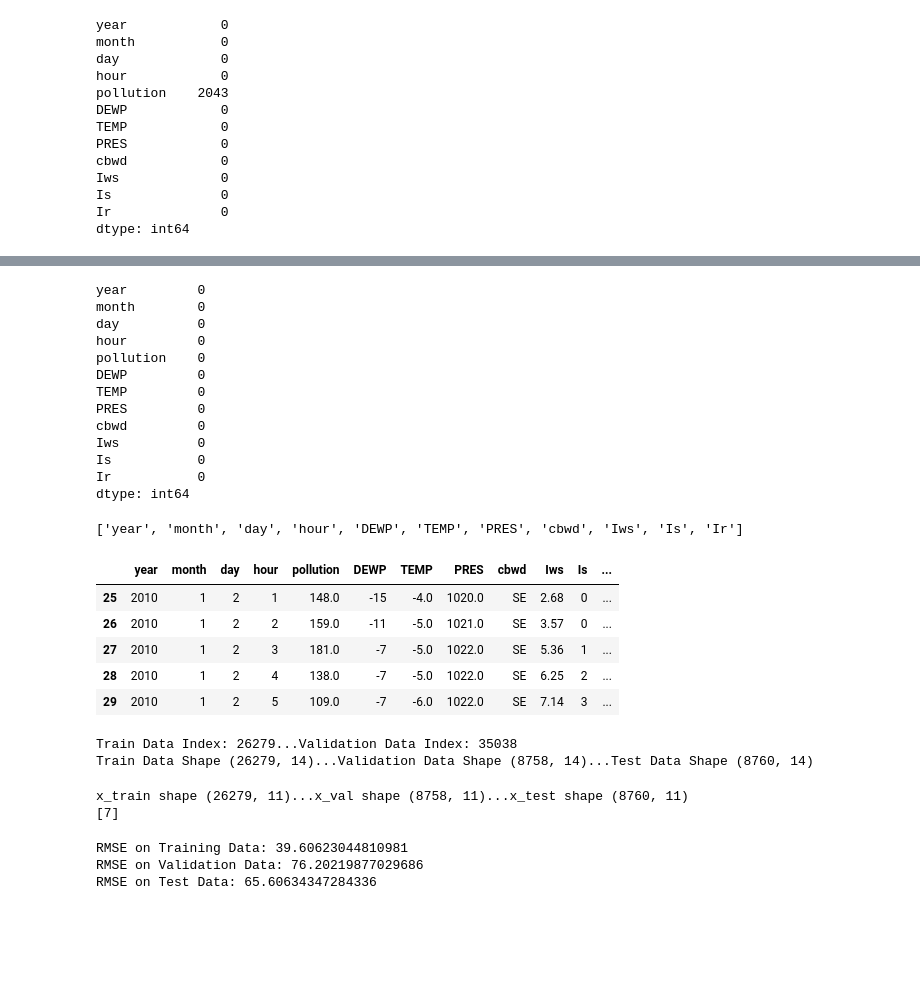
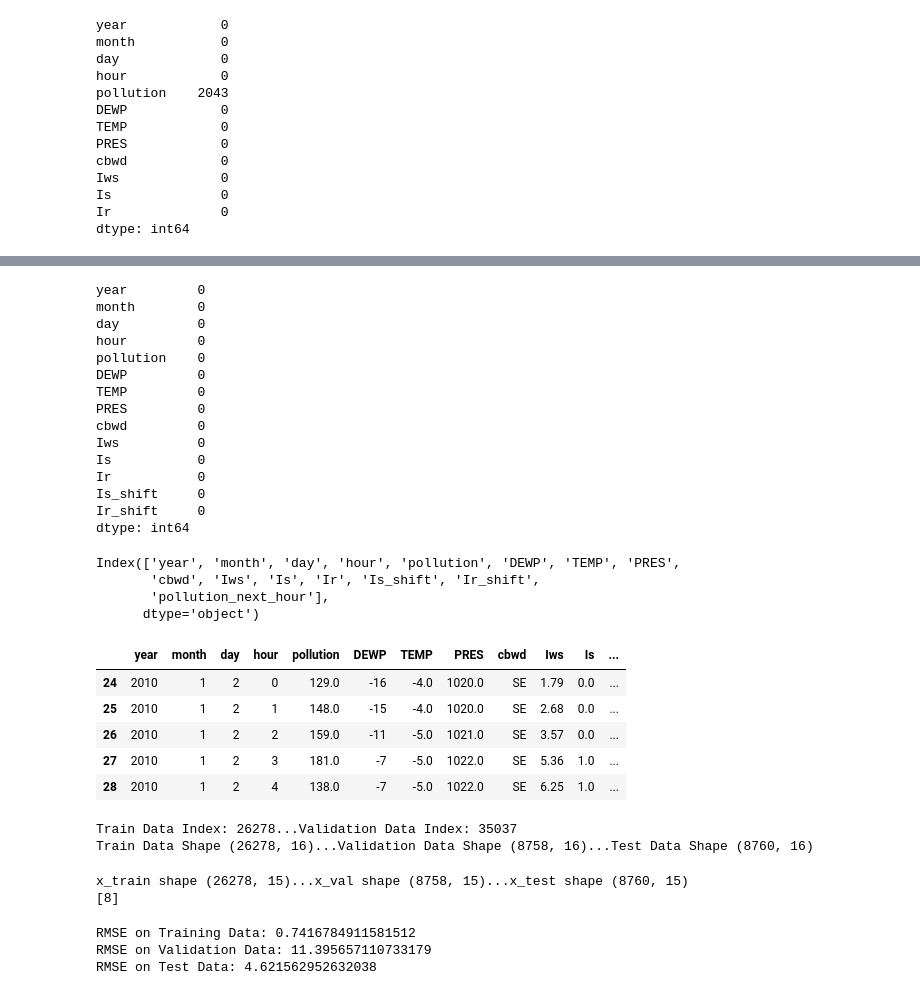
Before and after one commit to adroit28/time_series_forecasting, a Jupyter notebook: multivariate/classical_ml_models.ipynb, the cells around one changed output, grey strips where cells are left out. Cells and saved outputs as stored; diff of their text form; code cells hidden in the pictures; blank space fills up the shorter version.

```diff
--- a/multivariate/classical_ml_models.ipynb
+++ b/multivariate/classical_ml_models.ipynb
@@ -72,3 +72,17 @@ Iws             0
 Is              0
 Ir              0
 dtype: int64
+# %%
+"""
+Removing Cumulative Sum
+"""
+
+data['Is_shift'] = data.groupby(['year', 'month', 'day'])['Is'].shift(1)
+data['Is_shift'] = data['Is_shift'].combine_first(data['Is'])
+data['Is'] = data['Is'] - data['Is_shift']
+
+data['Ir_shift'] = data.groupby(['year', 'month', 'day'])['Ir'].shift(1)
+data['Ir_shift'] = data['Ir_shift'].combine_first(data['Ir'])
+data['Ir'] = data['Ir'] - data['Ir_shift']
+
+data
@@ -92,28 +120,37 @@ cbwd         0
 Iws          0
 Is           0
 Ir           0
+Is_shift     0
+Ir_shift     0
 dtype: int64
 # %%
 """
 Defining Response and Target Variable
 """
 
-covariates = [column for column in data.columns if column not in ['pollution']]
+include_pollution = True
+if include_pollution:
+    covariates = data.columns
+else:
+    covariates = [column for column in data.columns if column not in ['pollution']]
 print(covariates)
 
 response = 'pollution_next_hour'
 
-data[response] = data['pollution'].shift(1)
+data[response] = data['pollution'].shift(-1)
 data.dropna(inplace=True)
 data.head()
 # %% [output]
-['year', 'month', 'day', 'hour', 'DEWP', 'TEMP', 'PRES', 'cbwd', 'Iws', 'Is', 'Ir']
+Index(['year', 'month', 'day', 'hour', 'pollution', 'DEWP', 'TEMP', 'PRES',
+       'cbwd', 'Iws', 'Is', 'Ir', 'Is_shift', 'Ir_shift',
+       'pollution_next_hour'],
+      dtype='object')
 |  | year | month | day | hour | pollution | DEWP | TEMP | PRES | cbwd | Iws | Is | ... |
-| 25 | 2010 | 1 | 2 | 1 | 148.0 | -15 | -4.0 | 1020.0 | SE | 2.68 | 0 | ... |
-| 26 | 2010 | 1 | 2 | 2 | 159.0 | -11 | -5.0 | 1021.0 | SE | 3.57 | 0 | ... |
-| 27 | 2010 | 1 | 2 | 3 | 181.0 | -7 | -5.0 | 1022.0 | SE | 5.36 | 1 | ... |
-| 28 | 2010 | 1 | 2 | 4 | 138.0 | -7 | -5.0 | 1022.0 | SE | 6.25 | 2 | ... |
-| 29 | 2010 | 1 | 2 | 5 | 109.0 | -7 | -6.0 | 1022.0 | SE | 7.14 | 3 | ... |
+| 24 | 2010 | 1 | 2 | 0 | 129.0 | -16 | -4.0 | 1020.0 | SE | 1.79 | 0.0 | ... |
+| 25 | 2010 | 1 | 2 | 1 | 148.0 | -15 | -4.0 | 1020.0 | SE | 2.68 | 0.0 | ... |
+| 26 | 2010 | 1 | 2 | 2 | 159.0 | -11 | -5.0 | 1021.0 | SE | 3.57 | 0.0 | ... |
+| 27 | 2010 | 1 | 2 | 3 | 181.0 | -7 | -5.0 | 1022.0 | SE | 5.36 | 1.0 | ... |
+| 28 | 2010 | 1 | 2 | 4 | 138.0 | -7 | -5.0 | 1022.0 | SE | 6.25 | 1.0 | ... |
 # %%
 """
 Dividing Data Into Train and Validation
@@ -131,8 +168,8 @@ val_data = data[train_index+1: val_index].reset_index()
 test_data = data[val_index+1:].reset_index()
 print(f'Train Data Shape {train_data.shape}...Validation Data Shape {val_data.shape}...Test Data Shape {test_data.shape}')
 # %% [output]
-Train Data Index: 26279...Validation Data Index: 35038
-Train Data Shape (26279, 14)...Validation Data Shape (8758, 14)...Test Data Shape (8760, 14)
+Train Data Index: 26278...Validation Data Index: 35037
+Train Data Shape (26278, 16)...Validation Data Shape (8758, 16)...Test Data Shape (8760, 16)
 # %%
 """
 Categorical Columns
@@ -150,8 +187,8 @@ is_cat = x_train.apply(types.is_categorical_dtype)
 categorical_features_indices = np.where(is_cat)[0]
 print(categorical_features_indices)
 # %% [output]
-x_train shape (26279, 11)...x_val shape (8758, 11)...x_test shape (8760, 11)
-[7]
+x_train shape (26278, 15)...x_val shape (8758, 15)...x_test shape (8760, 15)
+[8]
 # %%
 """
 Model Training
@@ -192,9 +229,9 @@ test_pred = model.predict(x_test)
 mape = mean_squared_error(y_test, test_pred, squared=False)
 print(f'RMSE on Test Data: {mape}')
 # %% [output]
-RMSE on Training Data: 39.60623044810981
-RMSE on Validation Data: 76.20219877029686
-RMSE on Test Data: 65.60634347284336
+RMSE on Training Data: 0.7416784911581512
+RMSE on Validation Data: 11.395657110733179
+RMSE on Test Data: 4.621562952632038
 # %%
 
 val_data['predicted'] = val_pred
```
Also changed, not shown: parts of 3 cells of this notebook, 8 other files.
